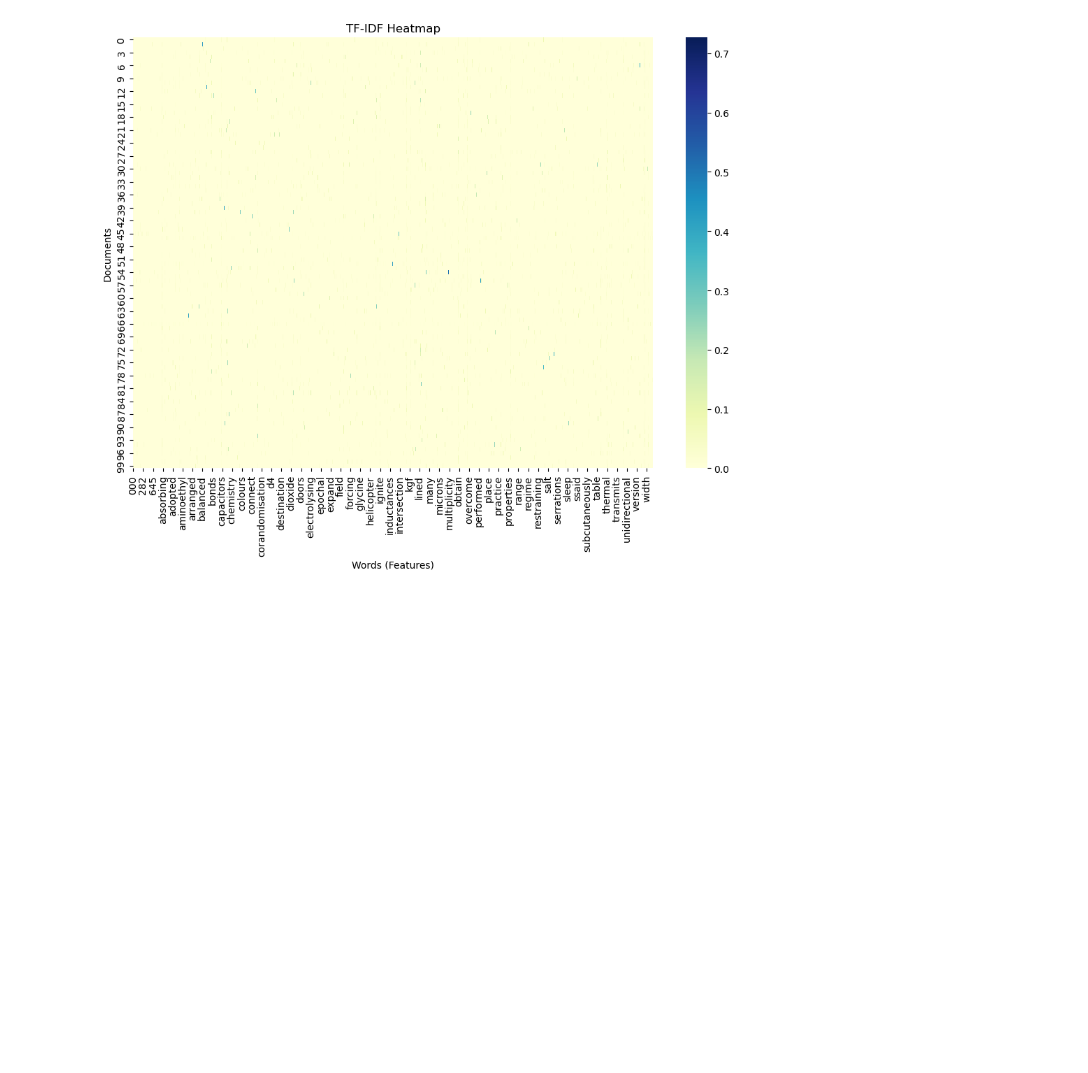
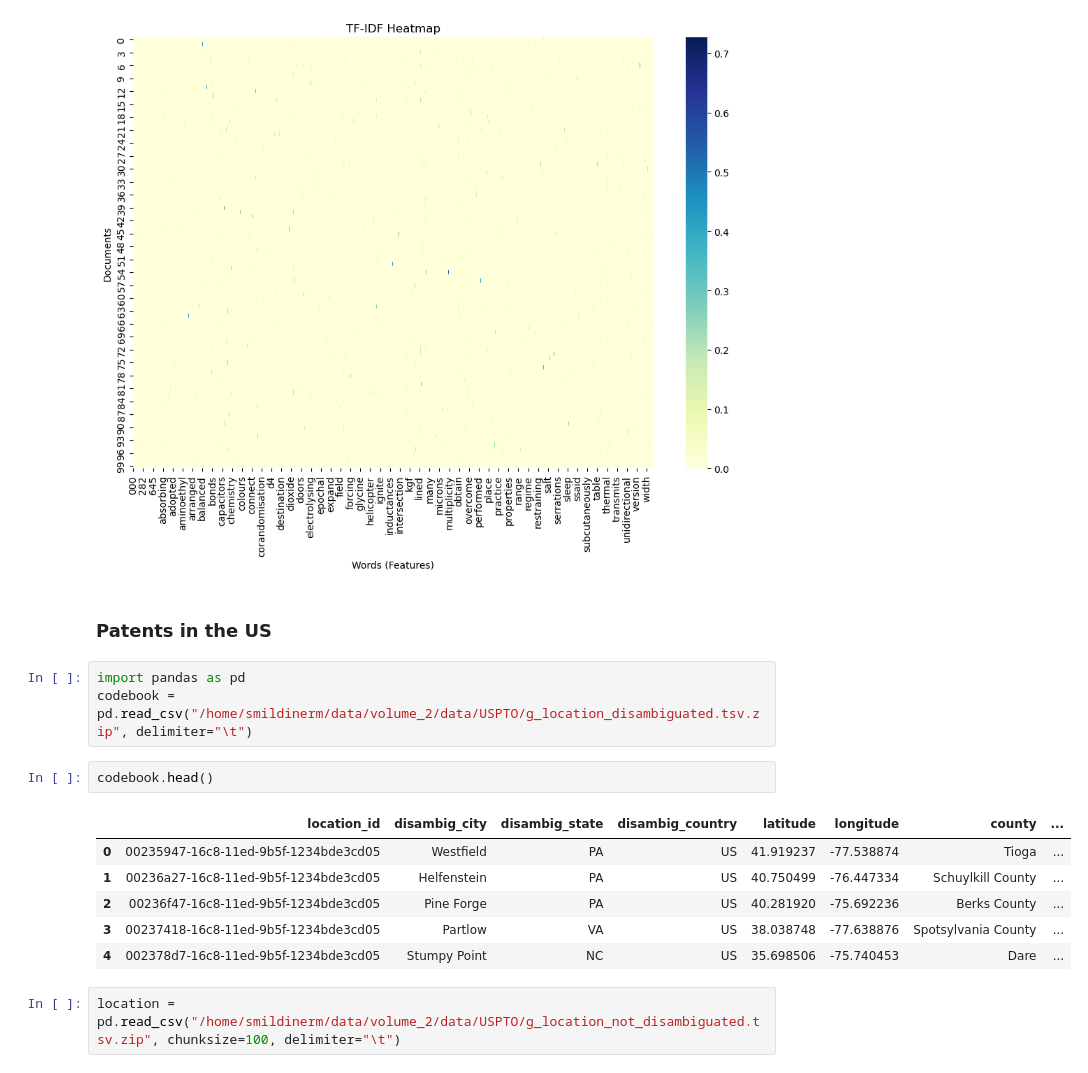
Before and after one commit to smildiner/green-patents, a Jupyter notebook: preprocessing/tests.ipynb, the cells around one changed output. Drawn from its saved outputs; the diff is of its cells as text; blank space fills up the shorter version.

```diff
--- a/preprocessing/tests.ipynb
+++ b/preprocessing/tests.ipynb
@@ -205,3 +205,19 @@ plt.ylabel('Documents')
 plt.show()
 # %% [output]
 [figure]
+# %% [markdown]
+### Patents in the US
+# %%
+import pandas as pd
+codebook = pd.read_csv("/home/smildinerm/data/volume_2/data/USPTO/g_location_disambiguated.tsv.zip", delimiter="\t")
+# %%
+codebook.head()
+# %% [output]
+|  | location_id | disambig_city | disambig_state | disambig_country | latitude | longitude | county | ... |
+| 0 | 00235947-16c8-11ed-9b5f-1234bde3cd05 | Westfield | PA | US | 41.919237 | -77.538874 | Tioga | ... |
+| 1 | 00236a27-16c8-11ed-9b5f-1234bde3cd05 | Helfenstein | PA | US | 40.750499 | -76.447334 | Schuylkill County | ... |
+| 2 | 00236f47-16c8-11ed-9b5f-1234bde3cd05 | Pine Forge | PA | US | 40.281920 | -75.692236 | Berks County | ... |
+| 3 | 00237418-16c8-11ed-9b5f-1234bde3cd05 | Partlow | VA | US | 38.038748 | -77.638876 | Spotsylvania County | ... |
+| 4 | 002378d7-16c8-11ed-9b5f-1234bde3cd05 | Stumpy Point | NC | US | 35.698506 | -75.740453 | Dare | ... |
+# %%
+location = pd.read_csv("/home/smildinerm/data/volume_2/data/USPTO/g_location_not_disambiguated.tsv.zip", chunksize=100, delimiter="\t")
```
Also changed, not shown: parts of 7 cells of this notebook, 1 other file.
